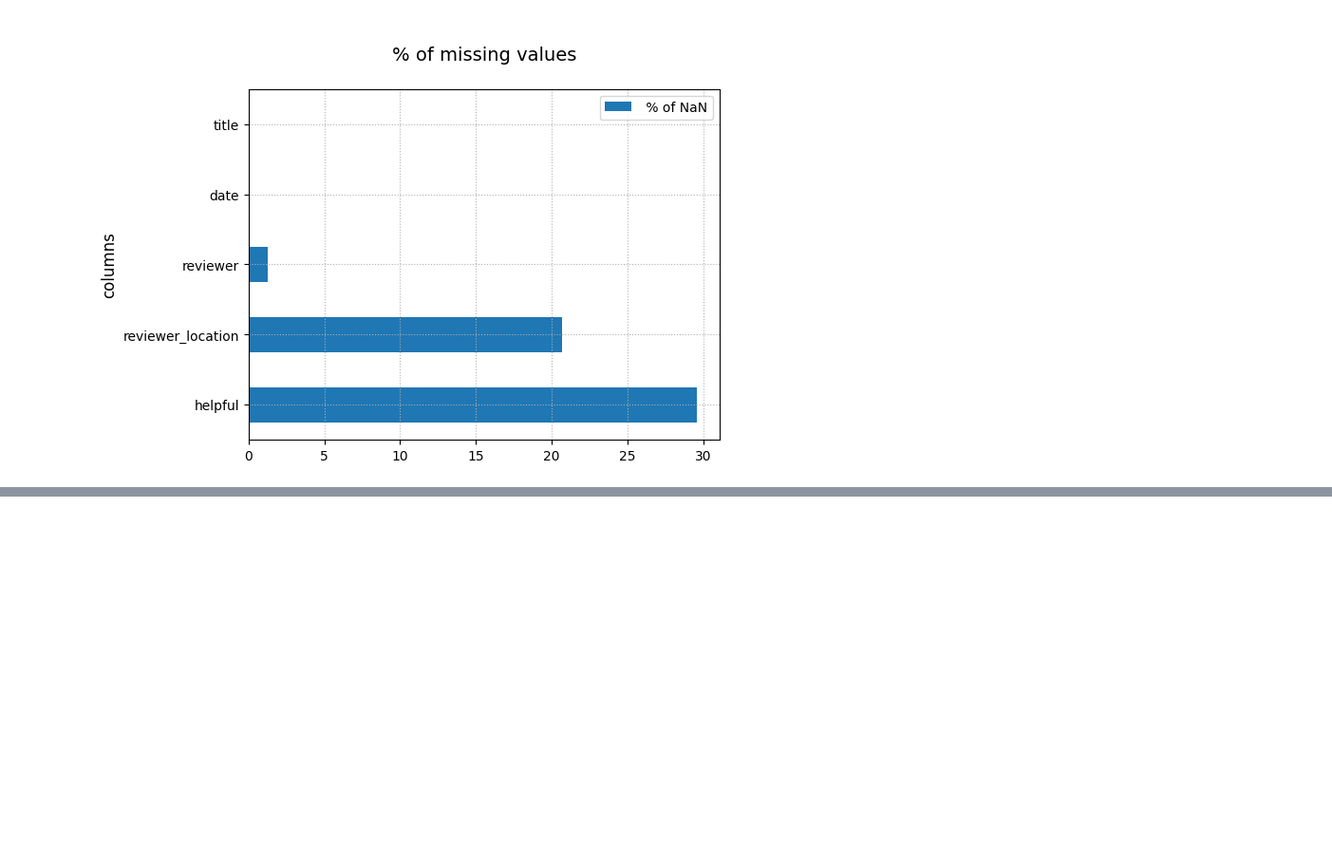
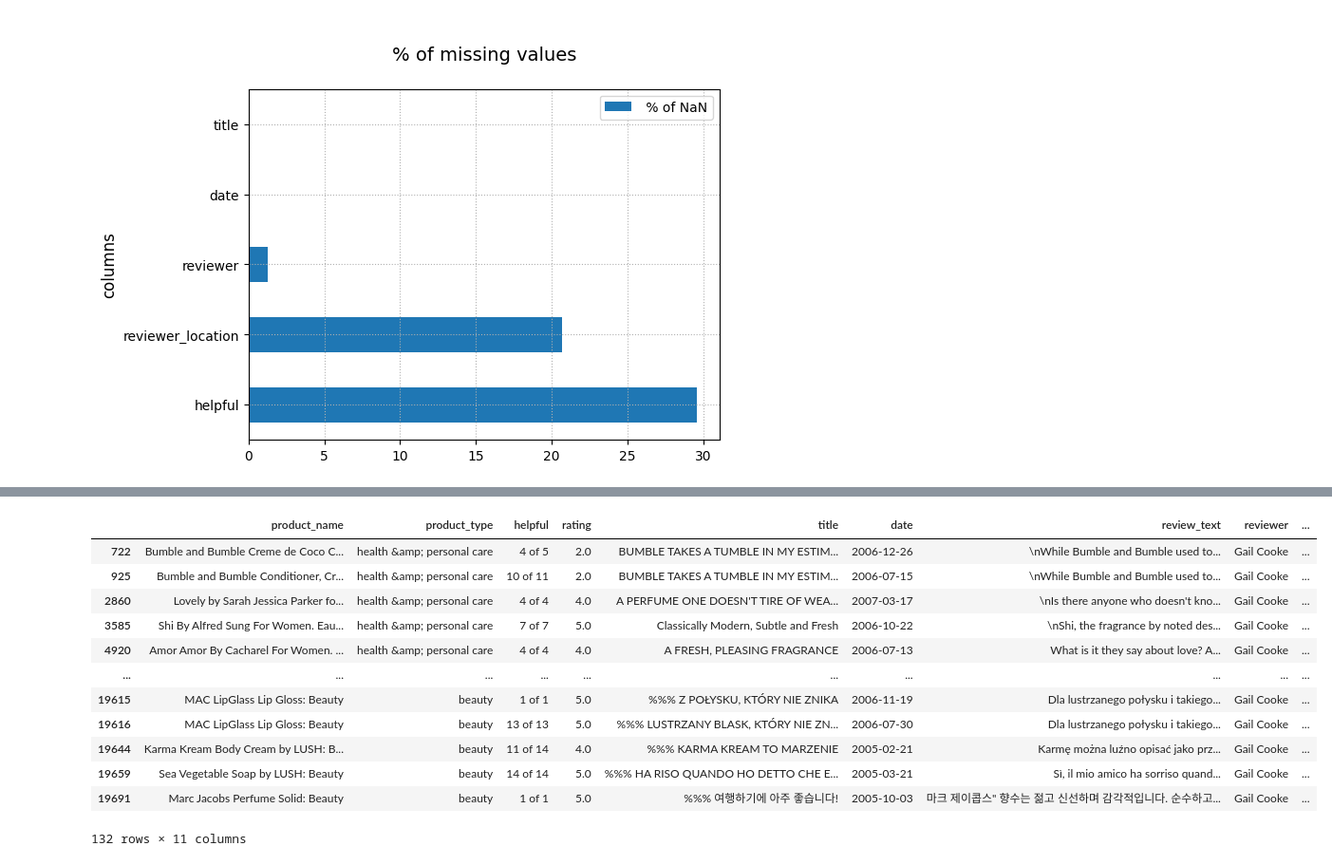
Before and after one commit to LM1997610/DMT, a Jupyter notebook: Untitled4.ipynb, the cells around one changed output, grey strips where cells are left out. Shown at 95% size. Saved outputs shown, nothing was run; the diff lists cells and outputs as text; code cells hidden in the pictures; blank space fills up the shorter version.

```diff
--- a/Untitled4.ipynb
+++ b/Untitled4.ipynb
@@ -236,0 +169,16 @@ Requirement already satisfied: tqdm in /usr/local/lib/python3.10/dist-packages (
+# %%
+df[df["reviewer"] == 'Gail Cooke']
+# %% [output]
+|  | product_name | product_type | helpful | rating | title | date | review_text | reviewer | ... |
+| 722 | Bumble and Bumble Creme de Coco C... | health &amp; personal care | 4 of 5 | 2.0 | BUMBLE TAKES A TUMBLE IN MY ESTIM... | 2006-12-26 | \nWhile Bumble and Bumble used to... | Gail Cooke | ... |
+| 925 | Bumble and Bumble Conditioner, Cr... | health &amp; personal care | 10 of 11 | 2.0 | BUMBLE TAKES A TUMBLE IN MY ESTIM... | 2006-07-15 | \nWhile Bumble and Bumble used to... | Gail Cooke | ... |
+| 2860 | Lovely by Sarah Jessica Parker fo... | health &amp; personal care | 4 of 4 | 4.0 | A PERFUME ONE DOESN'T TIRE OF WEA... | 2007-03-17 | \nIs there anyone who doesn't kno... | Gail Cooke | ... |
+| 3585 | Shi By Alfred Sung For Women. Eau... | health &amp; personal care | 7 of 7 | 5.0 | Classically Modern, Subtle and Fresh | 2006-10-22 | \nShi, the fragrance by noted des... | Gail Cooke | ... |
+| 4920 | Amor Amor By Cacharel For Women. ... | health &amp; personal care | 4 of 4 | 4.0 | A FRESH, PLEASING FRAGRANCE | 2006-07-13 | What is it they say about love? A... | Gail Cooke | ... |
+| ... | ... | ... | ... | ... | ... | ... | ... | ... | ... |
+| 19615 | MAC LipGlass Lip Gloss: Beauty | beauty | 1 of 1 | 5.0 | %%% Z POŁYSKU, KTÓRY NIE ZNIKA | 2006-11-19 | Dla lustrzanego połysku i takiego... | Gail Cooke | ... |
+| 19616 | MAC LipGlass Lip Gloss: Beauty | beauty | 13 of 13 | 5.0 | %%% LUSTRZANY BLASK, KTÓRY NIE ZN... | 2006-07-30 | Dla lustrzanego połysku i takiego... | Gail Cooke | ... |
+| 19644 | Karma Kream Body Cream by LUSH: B... | beauty | 11 of 14 | 4.0 | %%% KARMA KREAM TO MARZENIE | 2005-02-21 | Karmę można luźno opisać jako prz... | Gail Cooke | ... |
+| 19659 | Sea Vegetable Soap by LUSH: Beauty | beauty | 14 of 14 | 5.0 | %%% HA RISO QUANDO HO DETTO CHE E... | 2005-03-21 | Sì, il mio amico ha sorriso quand... | Gail Cooke | ... |
+| 19691 | Marc Jacobs Perfume Solid: Beauty | beauty | 1 of 1 | 5.0 | %%% 여행하기에 아주 좋습니다! | 2005-10-03 | 마크 제이콥스" 향수는 젊고 신선하며 감각적입니다. 순수하고... | Gail Cooke | ... |
+132 rows × 11 columns
```
Also changed, not shown: parts of 44 cells of this notebook.
